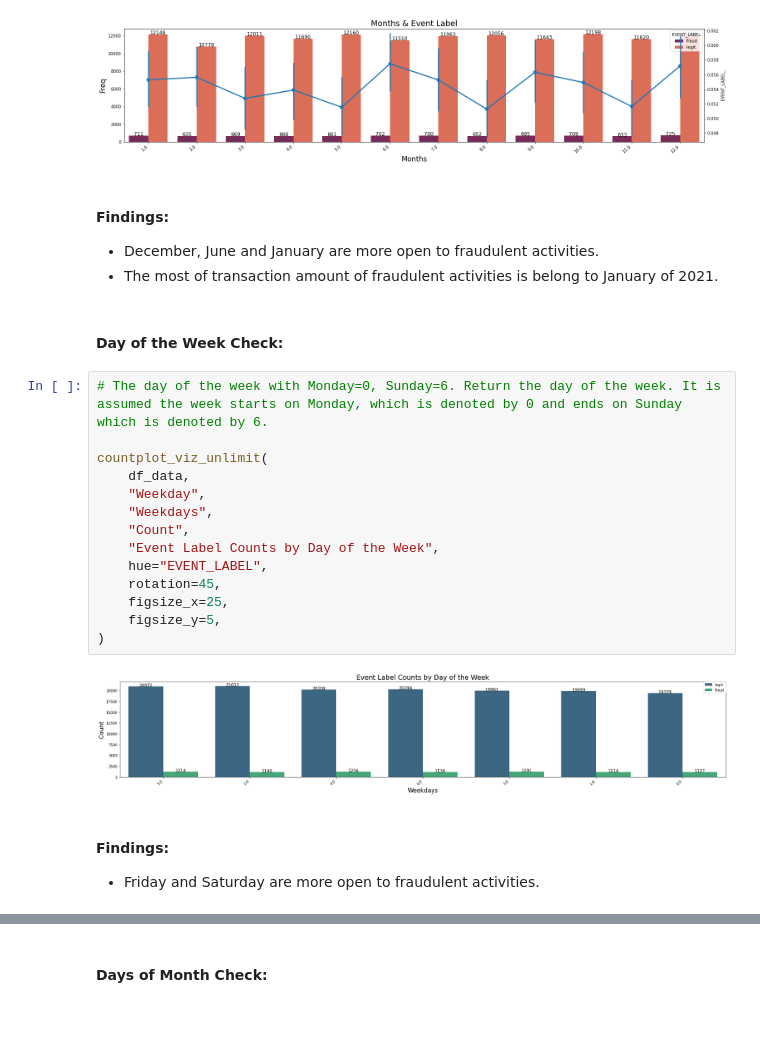
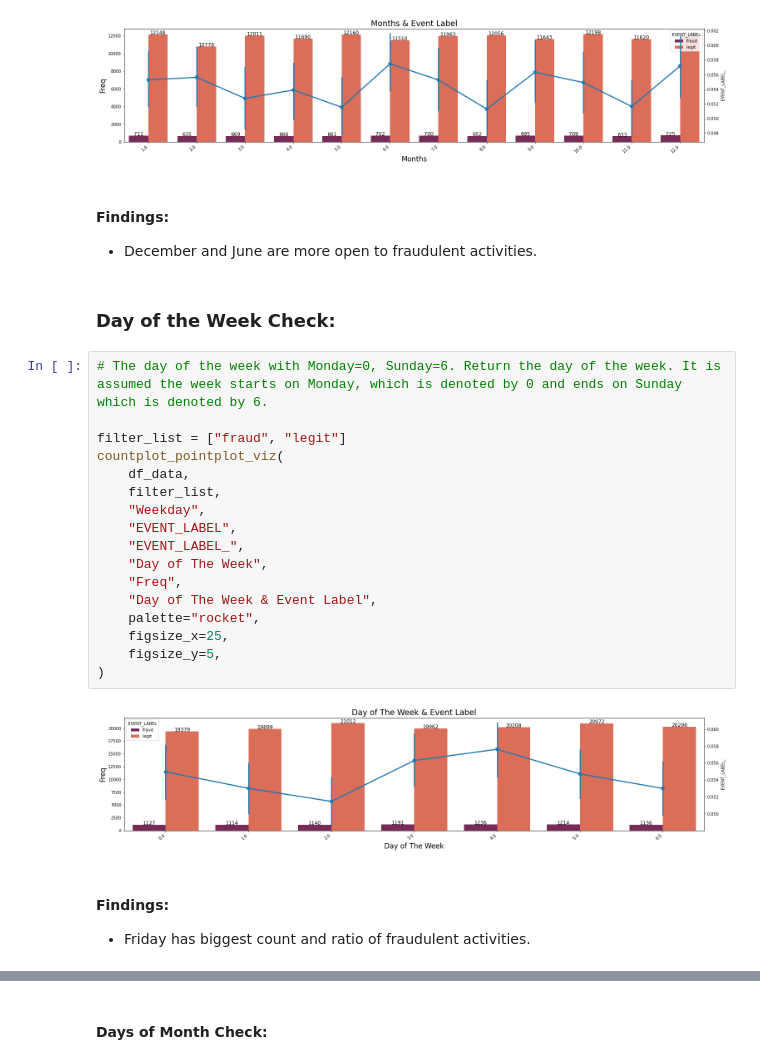
Before and after one commit to ElifKarakutukDinc/Fraud_Analytics_Case_Study, a Jupyter notebook: EDA.ipynb, the cells around one changed output, grey strips where cells are left out. Saved outputs shown, nothing was run; the diff lists cells and outputs as text; blank space fills up the shorter version.

Commit message:
added chart about day of the week check

```diff
--- a/EDA.ipynb
+++ b/EDA.ipynb
@@ -187,26 +187,28 @@ countplot_pointplot_viz(
 [figure]
 # %% [markdown]
 #### Findings:
- * December, June and January are more open to fraudulent activities.
- * The most of transaction amount of fraudulent activities is belong to January of 2021.
+ * December and June  are more open to fraudulent activities.
 # %% [markdown]
-#### Day of the Week Check:
+### Day of the Week Check:
 # %%
 # The day of the week with Monday=0, Sunday=6. Return the day of the week. It is assumed the week starts on Monday, which is denoted by 0 and ends on Sunday which is denoted by 6.
 
-countplot_viz_unlimit(
+filter_list = ["fraud", "legit"]
+countplot_pointplot_viz(
     df_data,
+    filter_list,
     "Weekday",
-    "Weekdays",
-    "Count",
-    "Event Label Counts by Day of the Week",
-    hue="EVENT_LABEL",
-    rotation=45,
+    "EVENT_LABEL",
+    "EVENT_LABEL_",
+    "Day of The Week",
+    "Freq",
+    "Day of The Week & Event Label",
+    palette="rocket",
     figsize_x=25,
     figsize_y=5,
 )
 # %% [output]
-[figure, old version]
+[figure, new version]
 # %% [markdown]
 #### Findings:
-* Friday and Saturday are more open to fraudulent activities.
+* Friday has biggest count and ratio of fraudulent activities.
```
Also changed, not shown: parts of 5 cells of this notebook.
